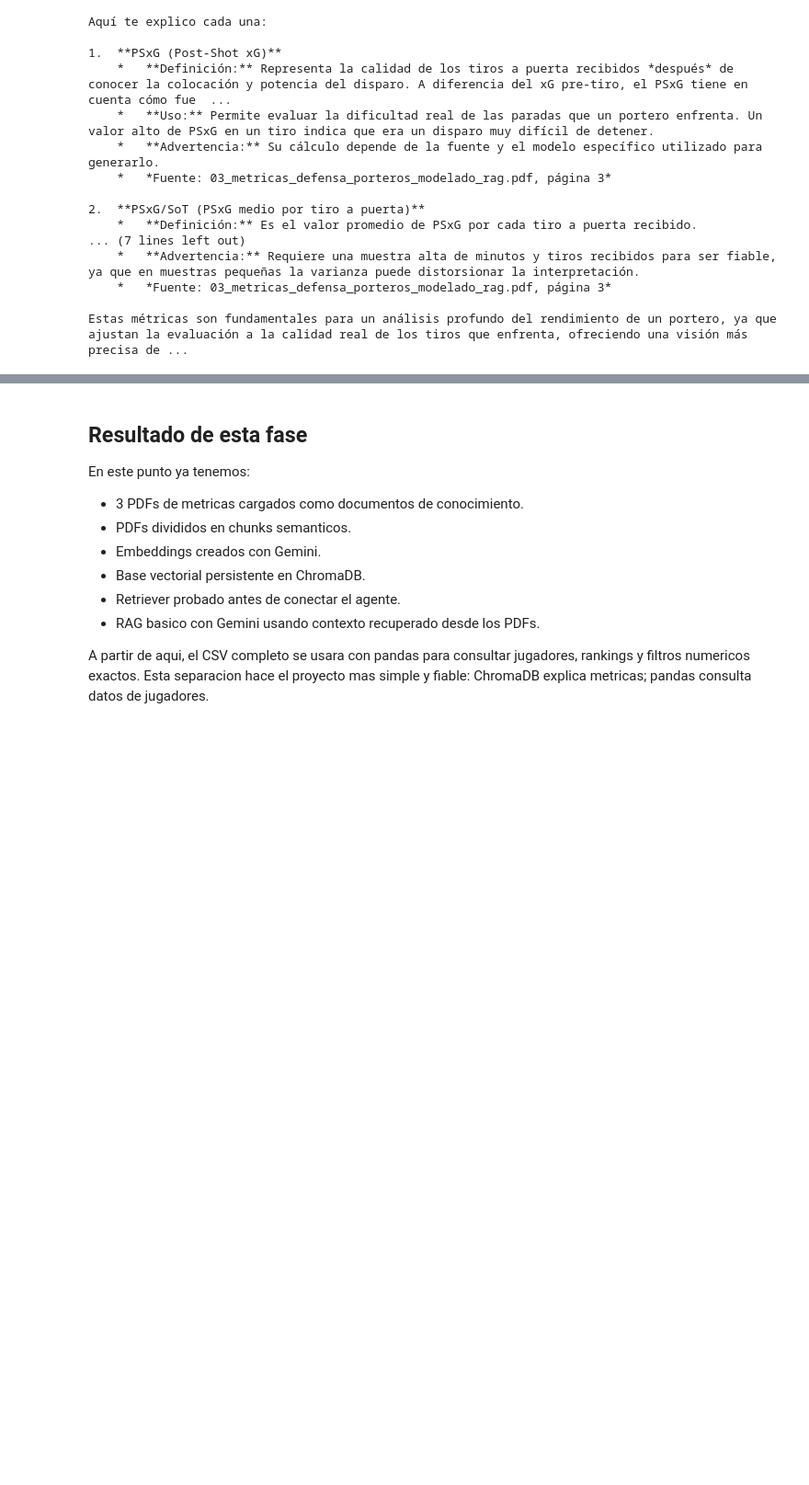
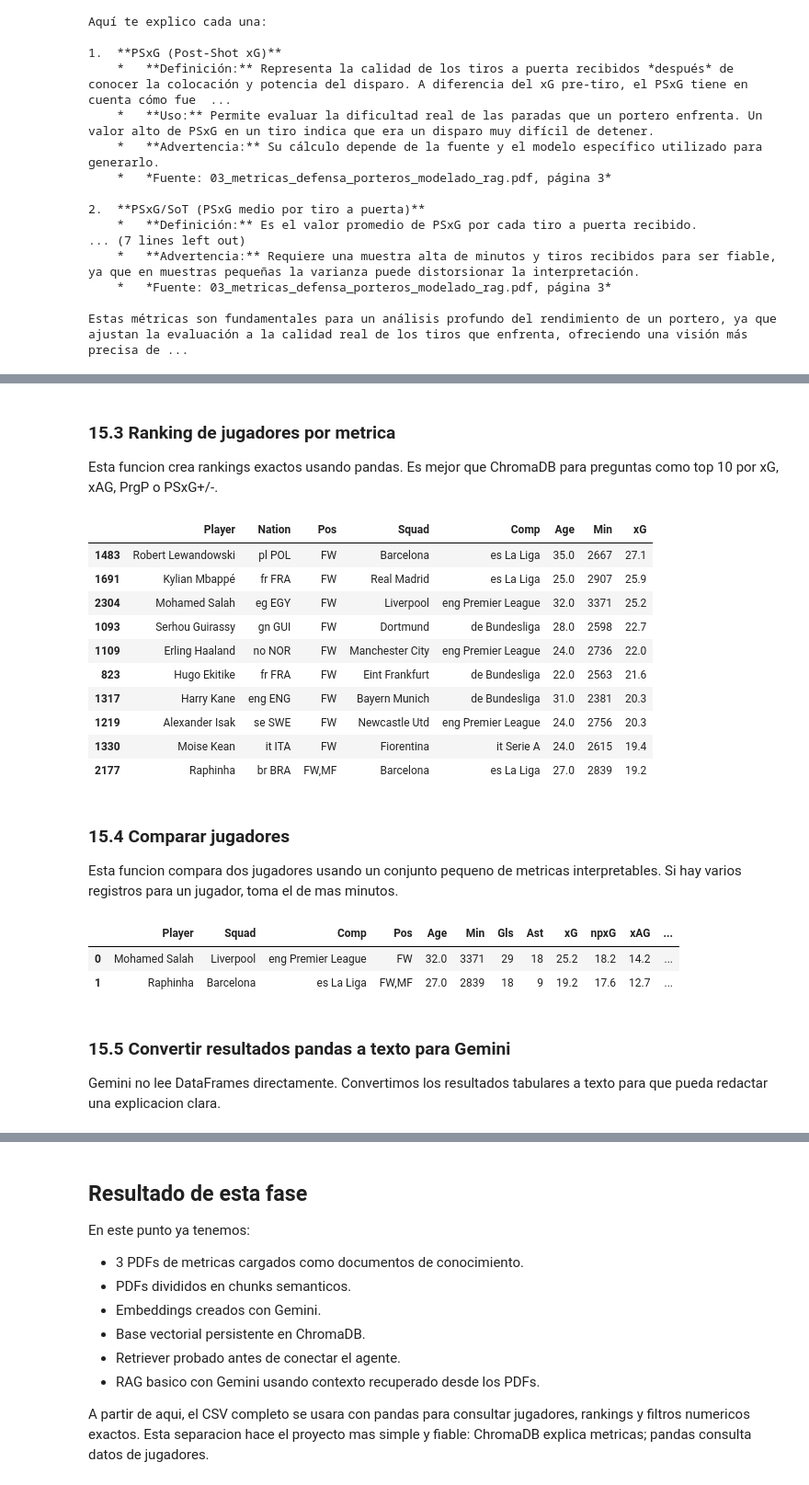
Before and after one commit to OscarFdz24/Asistente_Experto_LLM_Oscar_Fernandez_Evolve, a Jupyter notebook: notebooks/01_asistente_experto_analitica_futbol_rag_gemini.ipynb, the cells around one changed output, grey strips where cells are left out. Shown at 92% size. Drawn from its saved outputs; the diff is of its cells as text; code cells hidden in the pictures; blank space fills up the shorter version.

Commit message:
Añadir consultas pandas y respuestas RAG híbridas entre uso de Chroma y CSV completo

```diff
--- a/notebooks/01_asistente_experto_analitica_futbol_rag_gemini.ipynb
+++ b/notebooks/01_asistente_experto_analitica_futbol_rag_gemini.ipynb
@@ -757,0 +838,60 @@ Estas métricas son fundamentales para un análisis profundo del rendimiento de
+# %% [markdown]
+### 15.3 Ranking de jugadores por metrica
+
+Esta funcion crea rankings exactos usando pandas. Es mejor que ChromaDB para preguntas como top 10 por xG, xAG, PrgP o PSxG+/-.
+# %%
+# Crea un ranking de jugadores por una metrica numerica.
+def top_jugadores_por_metrica(metrica, n=10, min_minutos=900, posicion=None, liga=None, ascendente=False):
+    # Validamos que la metrica exista.
+    if metrica not in df_stats.columns:
+        raise ValueError(f"La metrica '{metrica}' no existe en el dataset.")
+
+    # Validamos que la metrica sea numerica o convertible.
+    if not pd.api.types.is_numeric_dtype(df_stats[metrica]):
+        raise ValueError(f"La metrica '{metrica}' no es numerica.")
+
+    # Partimos del dataset completo.
+    datos = df_stats.copy()
+
+    # Aplicamos filtro minimo de minutos si existe la columna Min.
+    if "Min" in datos.columns:
+        datos = datos[datos["Min"].fillna(0) >= min_minutos]
+
+    # Filtramos por posicion si se indica. Usa contains para capturar posiciones combinadas como FW,MF.
+    if posicion:
+        datos = datos[datos["Pos"].str.contains(posicion, case=False, na=False)]
+
+    # Filtramos por liga si se indica.
+    if liga:
+        datos = datos[datos["Comp"].str.contains(liga, case=False, na=False)]
+
+    # Quitamos filas sin valor en la metrica.
+    datos = datos.dropna(subset=[metrica])
+
+    # Ordenamos por la metrica.
+    datos = datos.sort_values(metrica, ascending=ascendente)
+
+    # Seleccionamos columnas de salida.
+    output_cols = [col for col in ID_COLUMNS + [metrica] if col in datos.columns]
+
+    # Devolvemos el top n.
+    return datos[output_cols].head(n)
+# %%
+# Prueba: top 10 jugadores por xG con al menos 900 minutos.
+top_jugadores_por_metrica("xG", n=10, min_minutos=900)
+# %% [output]
+|  | Player | Nation | Pos | Squad | Comp | Age | Min | xG |
+| 1483 | Robert Lewandowski | pl POL | FW | Barcelona | es La Liga | 35.0 | 2667 | 27.1 |
+| 1691 | Kylian Mbappé | fr FRA | FW | Real Madrid | es La Liga | 25.0 | 2907 | 25.9 |
+| 2304 | Mohamed Salah | eg EGY | FW | Liverpool | eng Premier League | 32.0 | 3371 | 25.2 |
+| 1093 | Serhou Guirassy | gn GUI | FW | Dortmund | de Bundesliga | 28.0 | 2598 | 22.7 |
+| 1109 | Erling Haaland | no NOR | FW | Manchester City | eng Premier League | 24.0 | 2736 | 22.0 |
+| 823 | Hugo Ekitike | fr FRA | FW | Eint Frankfurt | de Bundesliga | 22.0 | 2563 | 21.6 |
+| 1317 | Harry Kane | eng ENG | FW | Bayern Munich | de Bundesliga | 31.0 | 2381 | 20.3 |
+| 1219 | Alexander Isak | se SWE | FW | Newcastle Utd | eng Premier League | 24.0 | 2756 | 20.3 |
+| 1330 | Moise Kean | it ITA | FW | Fiorentina | it Serie A | 24.0 | 2615 | 19.4 |
+| 2177 | Raphinha | br BRA | FW,MF | Barcelona | es La Liga | 27.0 | 2839 | 19.2 |
+# %% [markdown]
+### 15.4 Comparar jugadores
+
+Esta funcion compara dos jugadores usando un conjunto pequeno de metricas interpretables. Si hay varios registros para un jugador, toma el de mas minutos.
@@ -757,0 +950,11 @@ Estas métricas son fundamentales para un análisis profundo del rendimiento de
+# %%
+# Prueba: comparar dos atacantes.
+comparar_jugadores("Mohamed Salah", "Raphinha")
+# %% [output]
+|  | Player | Squad | Comp | Pos | Age | Min | Gls | Ast | xG | npxG | xAG | ... |
+| 0 | Mohamed Salah | Liverpool | eng Premier League | FW | 32.0 | 3371 | 29 | 18 | 25.2 | 18.2 | 14.2 | ... |
+| 1 | Raphinha | Barcelona | es La Liga | FW,MF | 27.0 | 2839 | 18 | 9 | 19.2 | 17.6 | 12.7 | ... |
+# %% [markdown]
+### 15.5 Convertir resultados pandas a texto para Gemini
+
+Gemini no lee DataFrames directamente. Convertimos los resultados tabulares a texto para que pueda redactar una explicacion clara.
```
Also changed, not shown: parts of 23 cells of this notebook.
